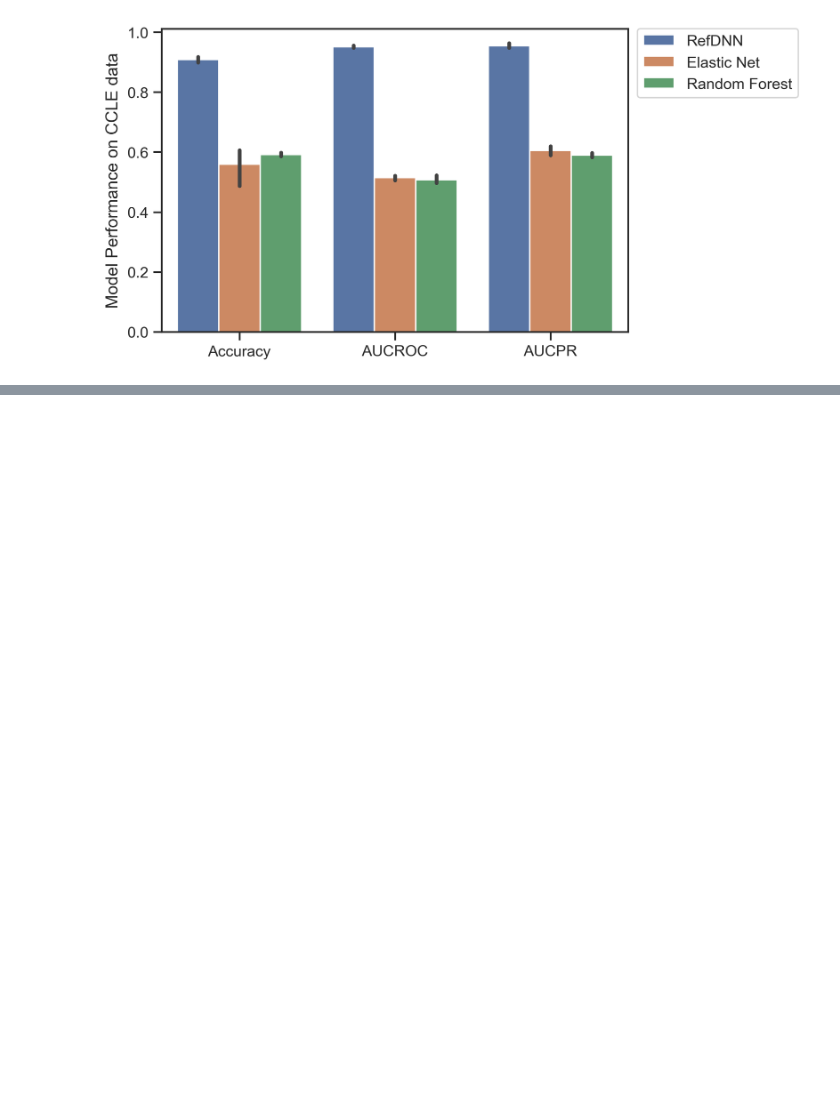
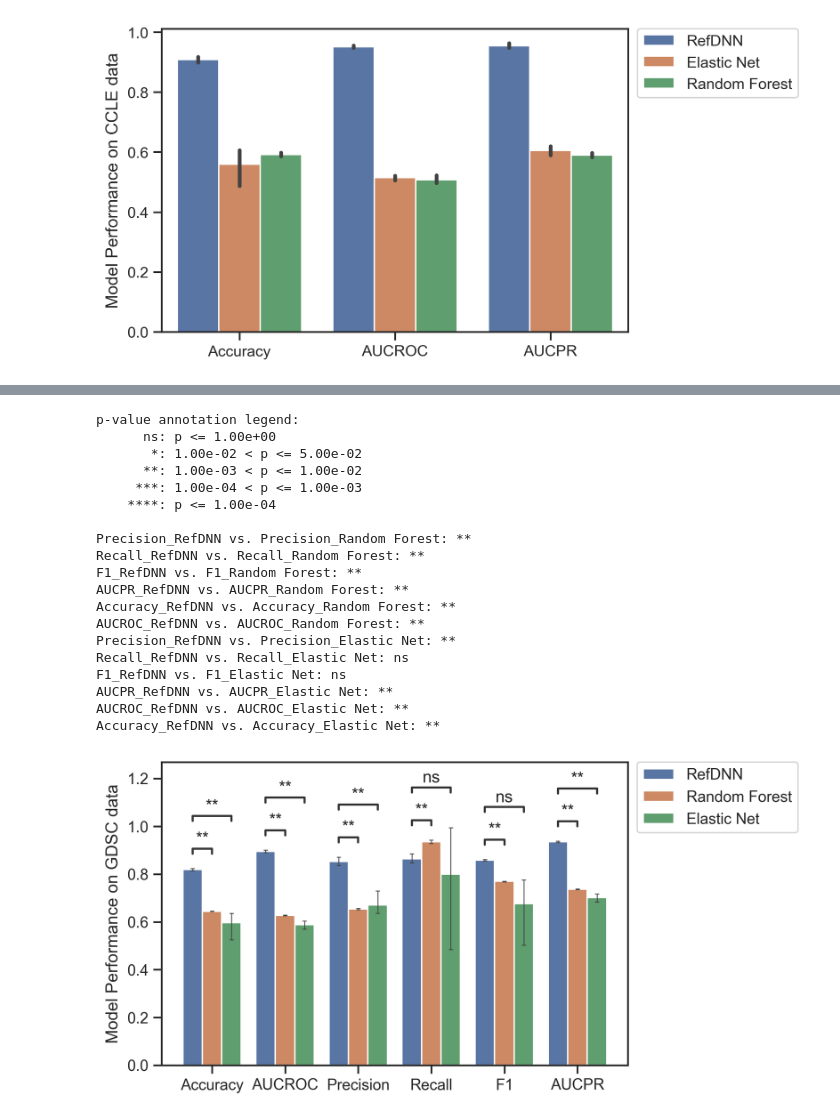
Before and after one commit to delongmeng-aws/RefDNN_reproduction_study, a Jupyter notebook: result_1_performance_comparison.ipynb, the cells around one changed output, grey strips where cells are left out. Saved outputs shown, nothing was run; the diff lists cells and outputs as text; code cells hidden in the pictures; blank space fills up the shorter version.

```diff
--- a/result_1_performance_comparison.ipynb
+++ b/result_1_performance_comparison.ipynb
@@ -116,0 +529,64 @@ plt.legend(bbox_to_anchor=(1.02, 1), loc='upper left', borderaxespad=0);
+# %%
+# label statistical test result on the plot
+
+p_values = list(p_values_df_GDSC['Random Forest Labels']) + list(p_values_df_GDSC['Elastic Net Labels'])
+
+pairs = [[('Accuracy', 'RefDNN'), ('Accuracy', 'Random Forest')],
+         [('AUCROC', 'RefDNN'), ('AUCROC', 'Random Forest')],
+         [('Precision', 'RefDNN'), ('Precision', 'Random Forest')],
+         [('Recall', 'RefDNN'), ('Recall', 'Random Forest')],
+         [('F1', 'RefDNN'), ('F1', 'Random Forest')],
+         [('AUCPR', 'RefDNN'), ('AUCPR', 'Random Forest')],
+         [('Accuracy', 'RefDNN'), ('Accuracy', 'Elastic Net')],
+         [('AUCROC', 'RefDNN'), ('AUCROC', 'Elastic Net')],
+         [('Precision', 'RefDNN'), ('Precision', 'Elastic Net')],
+         [('Recall', 'RefDNN'), ('Recall', 'Elastic Net')],
+         [('F1', 'RefDNN'), ('F1', 'Elastic Net')],
+         [('AUCPR', 'RefDNN'), ('AUCPR', 'Elastic Net')]]
+
+models = ['RefDNN', 'Random Forest', 'Elastic Net']
+metrics = ['Accuracy', 'AUCROC', 'Precision', 'Recall', 'F1', 'AUCPR']
+
+# Putting the parameters in a dictionary avoids code duplication
+plotting_parameters = {
+    'data':    GDSC_metrics_tidy,
+    'x':       'metric',
+    'y':       'value',
+    'hue': 'model',
+    'hue_order': models,
+    'order': metrics,
+    'errwidth': 0.6,
+    'capsize': 0.05
+}
+# %%
+ax = sb.barplot(**plotting_parameters);
+plt.xlabel('');
+plt.ylabel('Model Performance on GDSC data');
+lgd = plt.legend(bbox_to_anchor=(1.02, 1), loc='upper left', borderaxespad=0);
+
+# Add annotations
+annotator = Annotator(ax, pairs, **plotting_parameters);
+annotator.set_custom_annotations(p_values);
+annotator.annotate();
+plt.savefig("analysis_output/figure1_GDSC.png", bbox_extra_artists=(lgd,), bbox_inches='tight');
+# %% [output]
+p-value annotation legend:
+      ns: p <= 1.00e+00
+       *: 1.00e-02 < p <= 5.00e-02
+      **: 1.00e-03 < p <= 1.00e-02
+     ***: 1.00e-04 < p <= 1.00e-03
+    ****: p <= 1.00e-04
+
+Precision_RefDNN vs. Precision_Random Forest: **
+Recall_RefDNN vs. Recall_Random Forest: **
+F1_RefDNN vs. F1_Random Forest: **
+AUCPR_RefDNN vs. AUCPR_Random Forest: **
+Accuracy_RefDNN vs. Accuracy_Random Forest: **
+AUCROC_RefDNN vs. AUCROC_Random Forest: **
+Precision_RefDNN vs. Precision_Elastic Net: **
+Recall_RefDNN vs. Recall_Elastic Net: ns
+F1_RefDNN vs. F1_Elastic Net: ns
+AUCPR_RefDNN vs. AUCPR_Elastic Net: **
+AUCROC_RefDNN vs. AUCROC_Elastic Net: **
+Accuracy_RefDNN vs. Accuracy_Elastic Net: **
+[figure, added]
```
Also changed, not shown: parts of 38 cells of this notebook, 26 other files.
